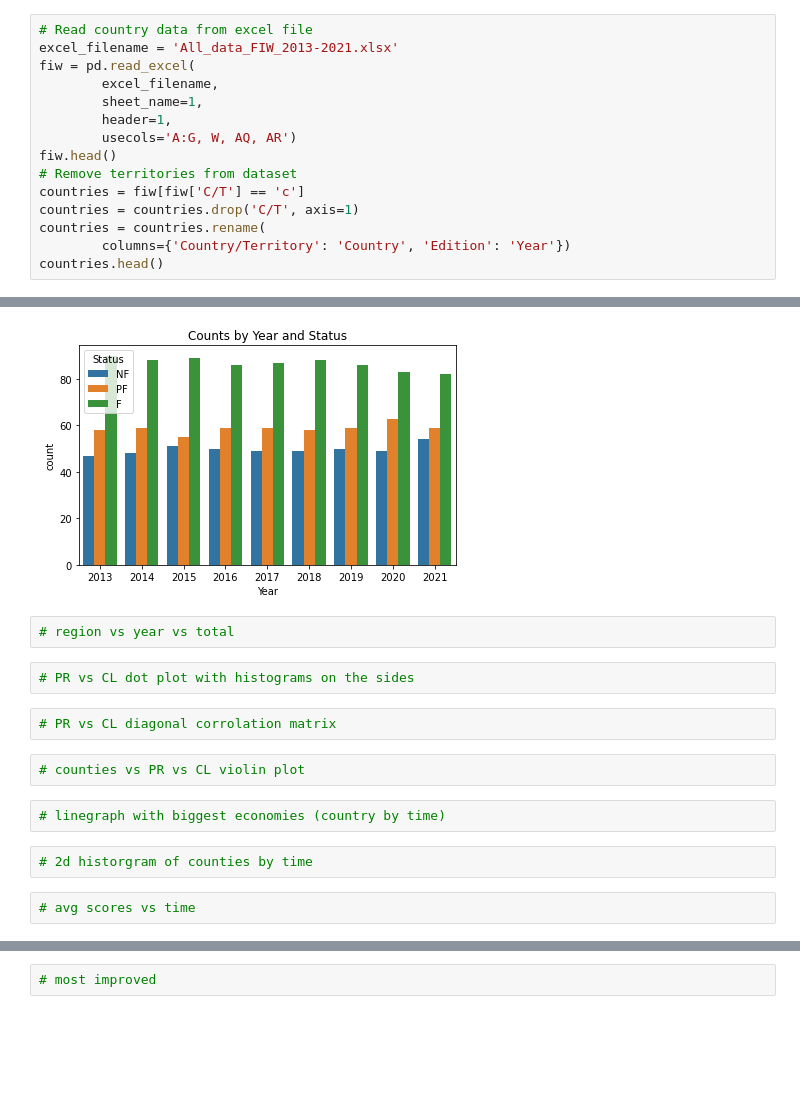
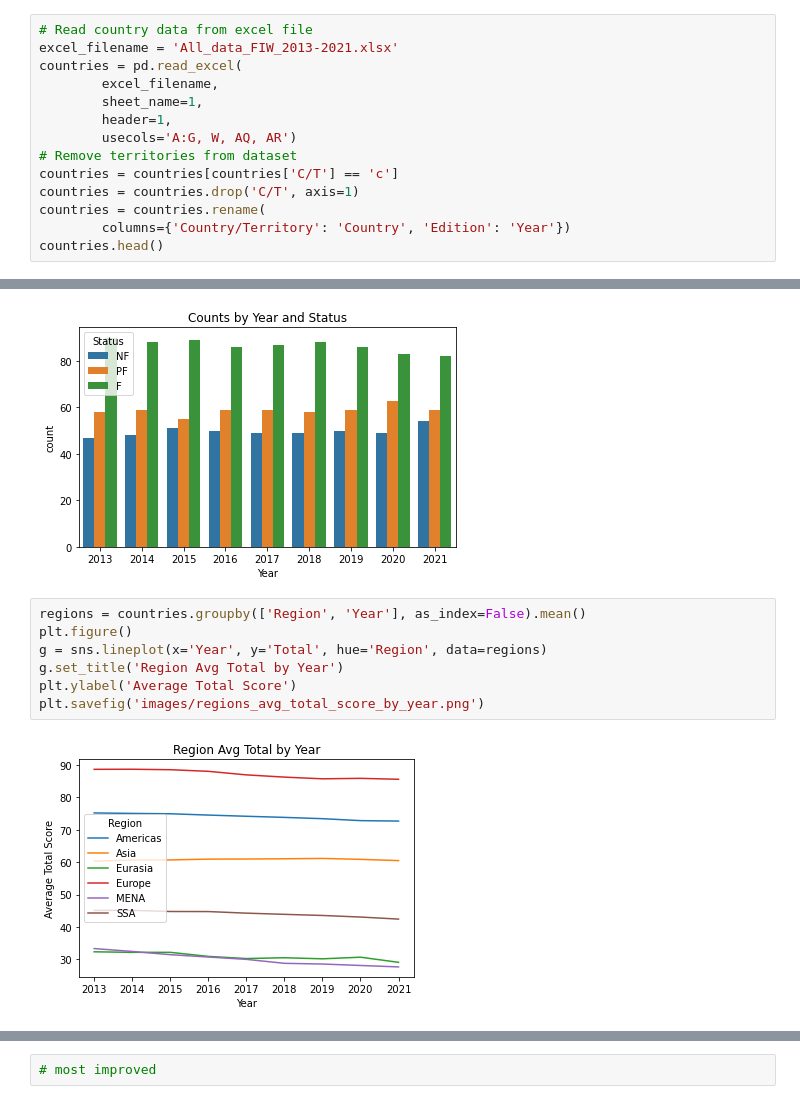
Before and after one commit to keithroger/notebooks, a Jupyter notebook: Freedom in the World 2013-2021/fitw.ipynb, the cells around one changed output, grey strips where cells are left out. Drawn from its saved outputs; the diff is of its cells as text; blank space fills up the shorter version.

```diff
--- a/Freedom in the World 2013-2021/fitw.ipynb
+++ b/Freedom in the World 2013-2021/fitw.ipynb
@@ -8,14 +8,13 @@ dataset is available from https://freedomhouse.org/report/freedom-world
 # %%
 # Read country data from excel file
 excel_filename = 'All_data_FIW_2013-2021.xlsx'
-fiw = pd.read_excel(
+countries = pd.read_excel(
         excel_filename,
         sheet_name=1,
         header=1,
         usecols='A:G, W, AQ, AR')
-fiw.head()
 # Remove territories from dataset
-countries = fiw[fiw['C/T'] == 'c']
+countries = countries[countries['C/T'] == 'c']
 countries = countries.drop('C/T', axis=1)
 countries = countries.rename(
         columns={'Country/Territory': 'Country', 'Edition': 'Year'})
@@ -78,17 +89,12 @@ plt.savefig('images/counts_by_year_and_status.png')
 plt.tight_layout()
 # %% [output]
 [figure]
-# %%
-# region vs year vs total
-# %%
-# PR vs CL dot plot with histograms on the sides
-# %%
-# PR vs CL diagonal corrolation matrix
-# %%
-# counties vs PR vs CL violin plot
-# %%
-# linegraph with biggest economies (country by time)
-# %%
-# 2d historgram of counties by time
-# %%
-# avg scores vs time
+# %%
+regions = countries.groupby(['Region', 'Year'], as_index=False).mean()
+plt.figure()
+g = sns.lineplot(x='Year', y='Total', hue='Region', data=regions)
+g.set_title('Region Avg Total by Year')
+plt.ylabel('Average Total Score')
+plt.savefig('images/regions_avg_total_score_by_year.png')
+# %% [output]
+[figure, added]
```
Also changed, not shown: parts of 3 cells of this notebook, 2 other files.
